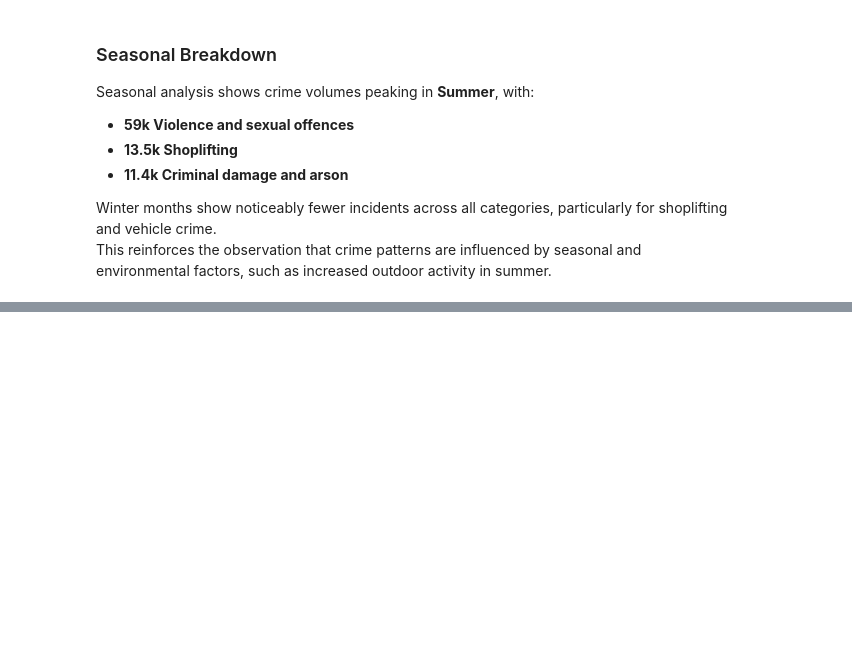
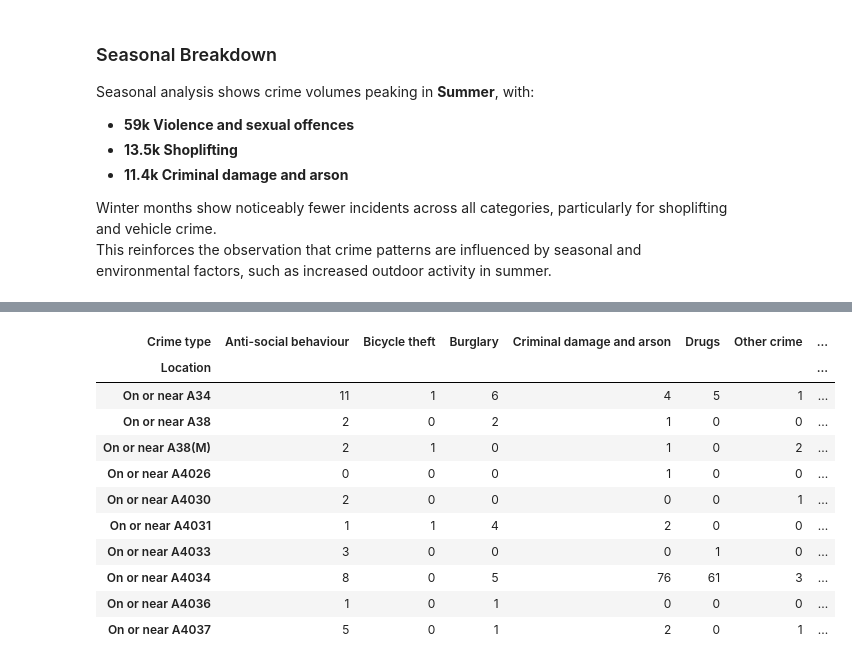
Before and after one commit to Adam-Ansar/west-midlands-crime-analysis, a Jupyter notebook: notebooks/eda.ipynb, the cells around one changed output, grey strips where cells are left out. Saved outputs shown, nothing was run; the diff lists cells and outputs as text; code cells hidden in the pictures; blank space fills up the shorter version.

```diff
--- a/notebooks/eda.ipynb
+++ b/notebooks/eda.ipynb
@@ -122,7 +125,13 @@ This ensures:
 - No crimes are excluded due to missing outcomes.
 - All unresolved cases are explicitly flagged as `"Outcome not recorded"`.
 # %%
-# Explore how dataset is distributed across time
-df.index.min(), df.index.max()
-df.groupby(df.index.to_period("M")).size()
+# Ensure 'Month' is datetime
+df["Month"] = pd.to_datetime(df["Month"])
+
+# Set the index to 'Month'
+df = df.set_index("Month")
+
+# Find min/max range by month
+print(df.index.min(), df.index.max())
+print(df.groupby(df.index.to_period("M")).size())
 # %% [output]
@@ -253,0 +421,17 @@ This reinforces the observation that crime patterns are influenced by seasonal a
+# %%
+# Identify which crimes dominate hotspots
+location_crime = df.groupby(["Location", "Crime type"]).size().unstack(fill_value=0)
+location_crime.head(10)
+# %% [output]
+| Crime type | Anti-social behaviour | Bicycle theft | Burglary | Criminal damage and arson | Drugs | Other crime | ... |
+| Location |  |  |  |  |  |  | ... |
+| On or near A34 | 11 | 1 | 6 | 4 | 5 | 1 | ... |
+| On or near A38 | 2 | 0 | 2 | 1 | 0 | 0 | ... |
+| On or near A38(M) | 2 | 1 | 0 | 1 | 0 | 2 | ... |
+| On or near A4026 | 0 | 0 | 0 | 1 | 0 | 0 | ... |
+| On or near A4030 | 2 | 0 | 0 | 0 | 0 | 1 | ... |
+| On or near A4031 | 1 | 1 | 4 | 2 | 0 | 0 | ... |
+| On or near A4033 | 3 | 0 | 0 | 0 | 1 | 0 | ... |
+| On or near A4034 | 8 | 0 | 5 | 76 | 61 | 3 | ... |
+| On or near A4036 | 1 | 0 | 1 | 0 | 0 | 0 | ... |
+| On or near A4037 | 5 | 0 | 1 | 2 | 0 | 1 | ... |
```
Also changed, not shown: parts of 24 cells of this notebook, 2 other files.
